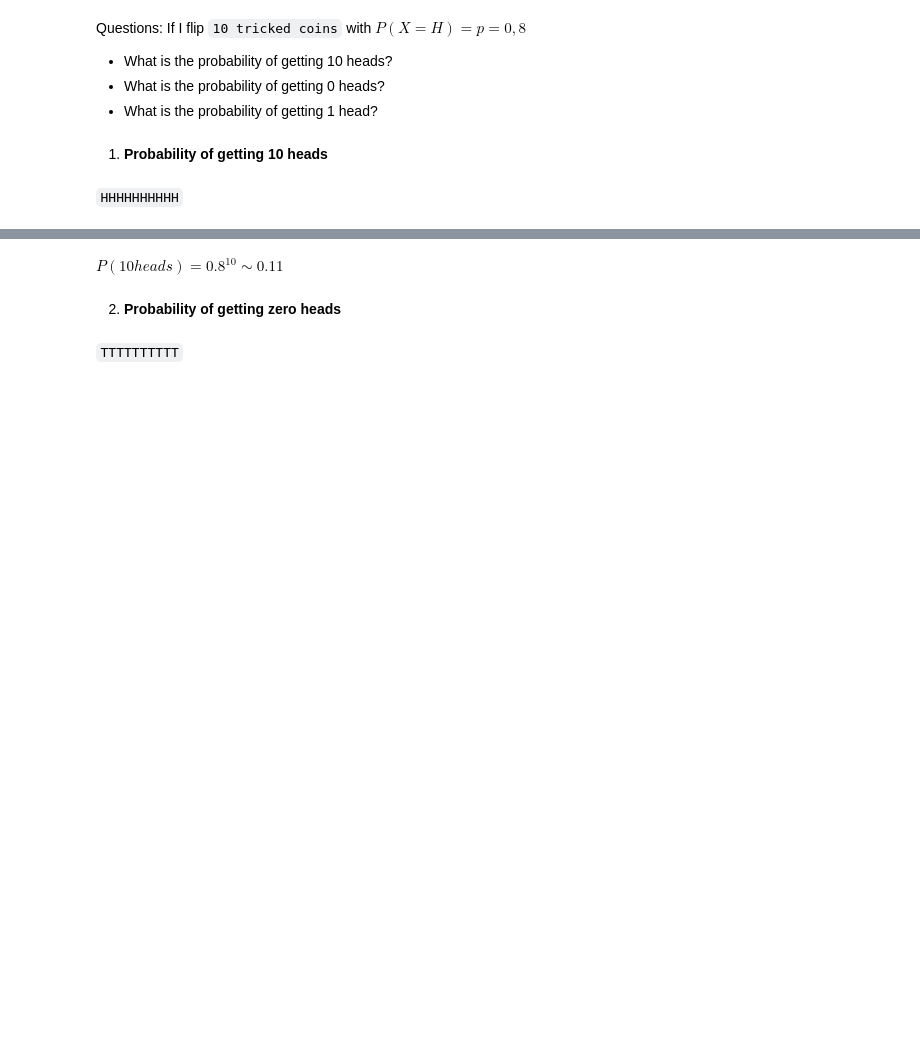
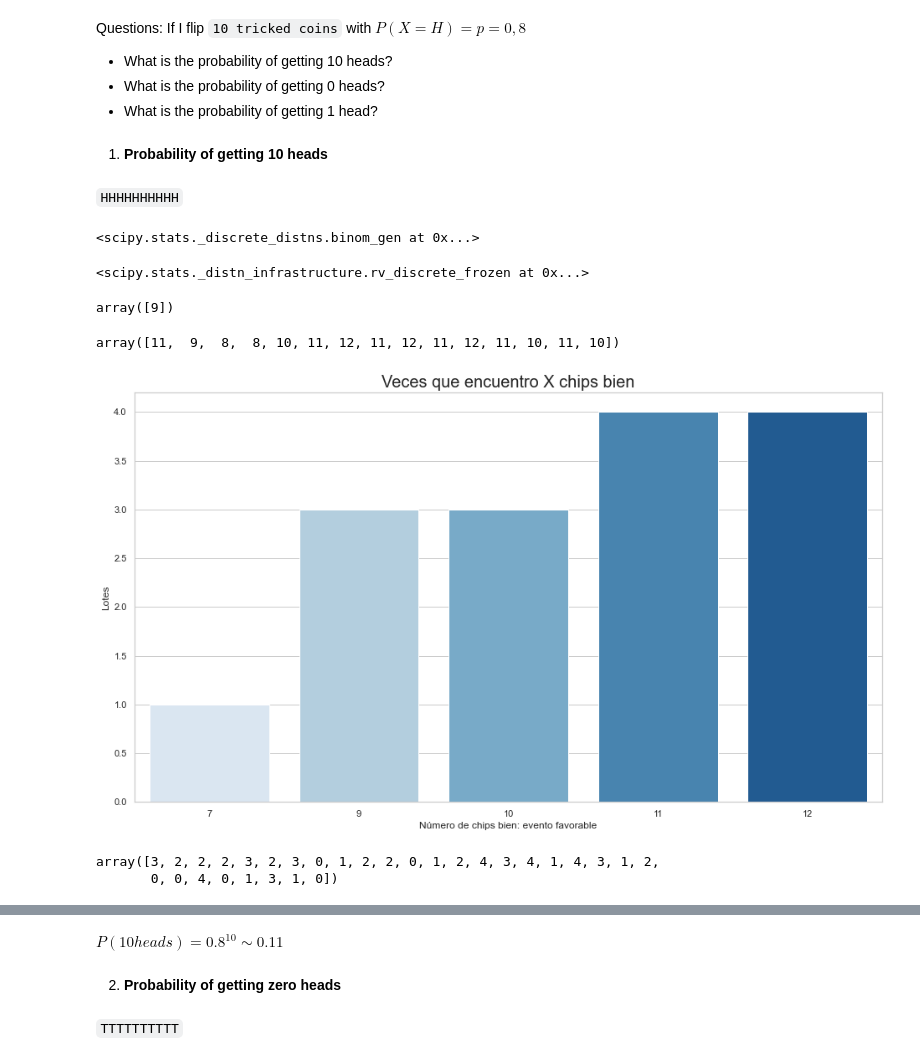
Before and after one commit to Ironhack-data-bcn-feb-2023/lectures, a Jupyter notebook: 29. Discrete distributions.ipynb, the cells around one changed output, grey strips where cells are left out. Drawn from its saved outputs; the diff is of its cells as text; code cells hidden in the pictures; blank space fills up the shorter version.

```diff
--- a/29. Discrete distributions.ipynb
+++ b/29. Discrete distributions.ipynb
@@ -157,0 +200,28 @@ Questions: If I flip `10 tricked coins` with $P(X=H)=p=0,8$
+# %%
+binom
+# %% [output]
+<scipy.stats._discrete_distns.binom_gen at 0x...>
+# %%
+my_binomial = binom(13, 0.8)
+# %%
+my_binomial
+# %% [output]
+<scipy.stats._distn_infrastructure.rv_discrete_frozen at 0x...>
+# %%
+my_binomial.rvs(1)
+# %% [output]
+array([9])
+# %%
+muestra = my_binomial.rvs(15) # 15 lotes
+muestra
+# %% [output]
+array([11,  9,  8,  8, 10, 11, 12, 11, 12, 11, 12, 11, 10, 11, 10])
+# %%
+n = 15# n de lotes
+muestra = my_binomial.rvs(n) # 15 lotes
+sns.countplot(x=muestra, palette="Blues")
+plt.xlabel("Número de chips bien: evento favorable")
+plt.ylabel("Lotes")
+plt.title("Veces que encuentro X chips bien", size=20);
+# %% [output]
+[figure, added]
@@ -157,0 +234,5 @@ Questions: If I flip `10 tricked coins` with $P(X=H)=p=0,8$
+# %%
+fiesta.rvs(30)
+# %% [output]
+array([3, 2, 2, 2, 3, 2, 3, 0, 1, 2, 2, 0, 1, 2, 4, 3, 4, 1, 4, 3, 1, 2,
+       0, 0, 4, 0, 1, 3, 1, 0])
```
Also changed, not shown: parts of 40 cells of this notebook.
